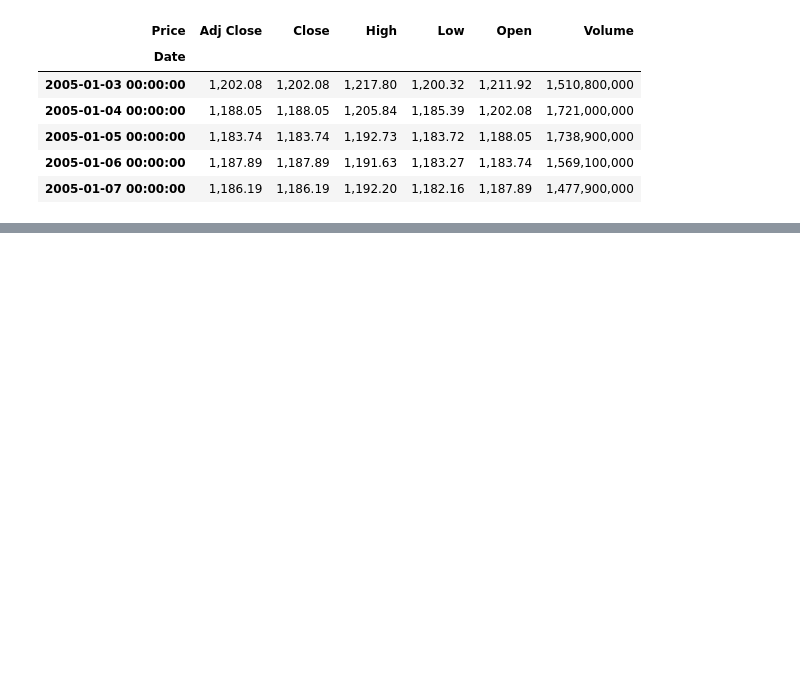
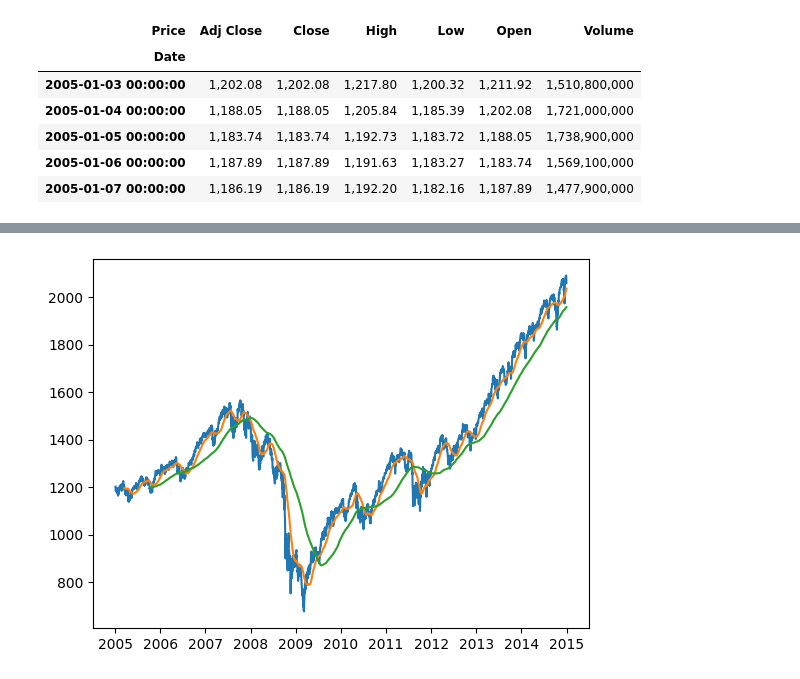
Before and after one commit to abhattara/MA_Crossover_BAcktest, a Jupyter notebook: ma_crossover_backtest.ipynb, the cells around one changed output, grey strips where cells are left out. Cells and saved outputs as stored; diff of their text form; code cells hidden in the pictures; blank space fills up the shorter version.

```diff
--- a/ma_crossover_backtest.ipynb
+++ b/ma_crossover_backtest.ipynb
@@ -51,0 +68,7 @@ S&P 500 Data Preview
+# %%
+#calculate daily return
+price['Return'] = price.Close / price.Open
+
+price['Bench_Bal'] = STARTING_BALANCE * price.Return.cumprod()
+
+price.tail()
@@ -51,0 +93,6 @@ S&P 500 Data Preview
+# %%
+#calculate moving averages
+price['Fast_MA'] = price.Close.rolling(window = FAST_MA).mean()
+price['Slow_MA'] = price.Close.rolling(window = SLOW_MA).mean()
+
+price.tail()
@@ -51,0 +107,9 @@ S&P 500 Data Preview
+# %%
+#draw graph
+plt.plot(price.Close)
+plt.plot(price.Fast_MA)
+plt.plot(price.Slow_MA)
+
+plt.show()
+# %% [output]
+[figure, added]
```
Also changed, not shown: parts of 7 cells of this notebook.
